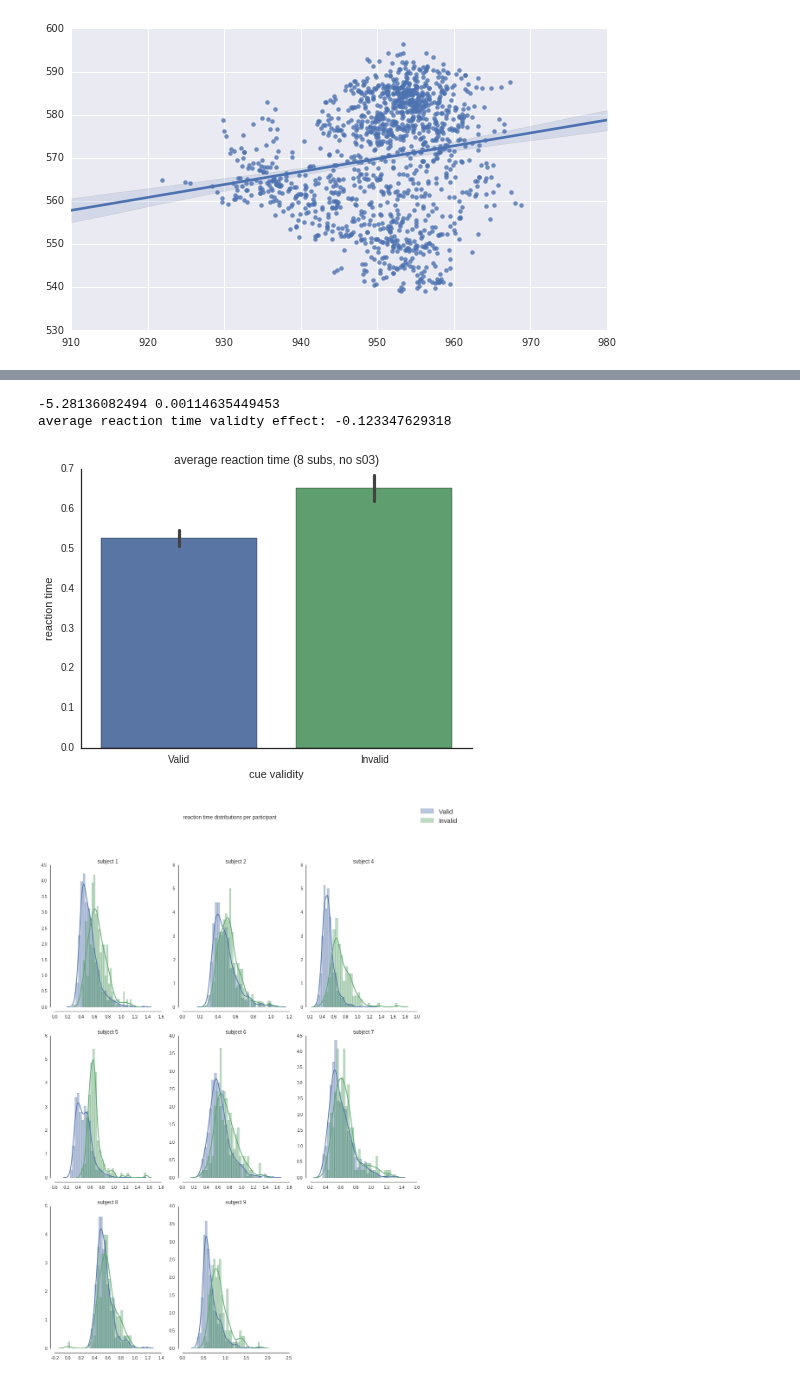
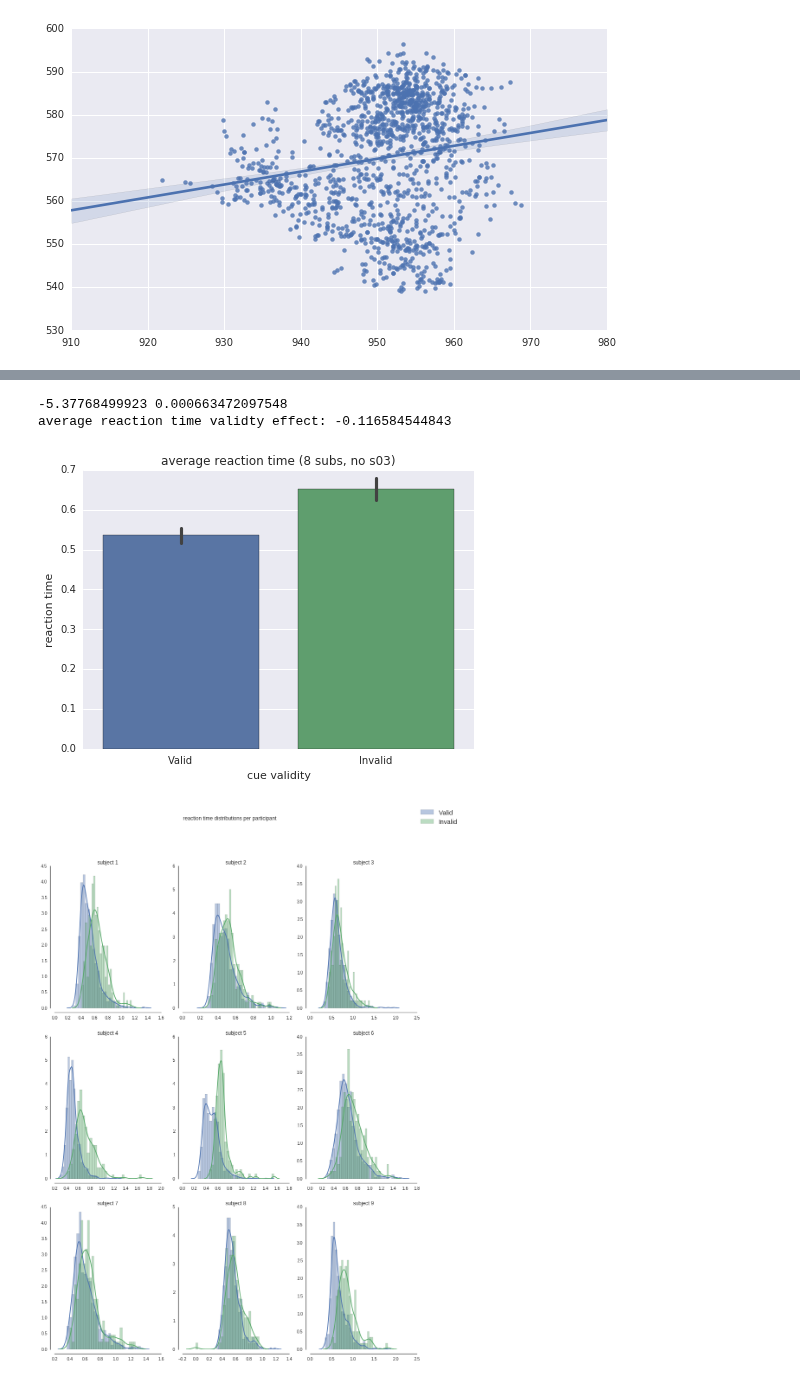
Before and after one commit to Nian-Jingqing/AttentionSaccade, a Jupyter notebook: AttentionSaccade_EyetrackerAnalysis.ipynb, the cells around one changed output, grey strips where cells are left out. Saved outputs shown, nothing was run; the diff lists cells and outputs as text; code cells hidden in the pictures.

Commit message:
updated script adding subject 3 into all analyses. code buggy

```diff
--- a/AttentionSaccade_EyetrackerAnalysis.ipynb
+++ b/AttentionSaccade_EyetrackerAnalysis.ipynb
@@ -34,10 +34,15 @@ behlist       = np.sort(os.listdir(behdat))
 saccadedat    = os.path.join(workingfolder, 'saccades')
 if not os.path.exists(saccadedat):
     os.mkdir(saccadedat)
-sublist = [1,2,3,4, 5, 6, 7, 8, 9]
-sublist = [1,2,  4, 5, 6, 7, 8, 9] #subject 3 has 961 trials in eyetracker data, and 960 in behavioural - check with nick. for now, remove from analysis
-#sublist = [1,2,     5, 6, 7, 8, 9]
+sublist = [1, 2, 3, 4, 5, 6, 7, 8, 9]
+
+#sublist = [1, 2,    4, 5, 6, 7, 8, 9] #subject 3 has 961 trials in eyetracker data, and 960 in behavioural - check with nick. for now, remove from analysis
+#re subject 3: seems to say length of it is 961, but actually edatasub3[961] is out of bounds, so doesn't exist. edatasub3[0:960] will rectify
+
+
 parts   = ['a','b']
+
+#re subject 3: seems to say length of it is 961, but actually edatasub3[961] is out of bounds, so doesn't exist. edatasub3[0:960] will rectify
 
 epsubs       = [3, 4, 5, 6,9] #subjects who did the task in EP
 ohbasubs     = [1, 2, 7 ,8]   #subjects who did the task in OHBA
@@ -86,6 +77,7 @@ for sub in range(len(sublist)):
     elif sub in range(2,9): #all other subjects have 2 files per sub
         fname    = os.path.join(eyedat, 'AttSacc_S%02d%s.asc'%(sublist[sub], parts[0]));  datname  = os.path.join(behdat, 'AttSacc_S%02d%s.csv'%(sublist[sub], parts[0]))
         bdata    = pd.DataFrame.from_csv(datname, header=0, sep = ',', index_col=False);  edata    = read_edf(fname, EDFSTART, EDFSTOP, missing = np.NaN, debug = False)
+        if sublist[sub]==3: edata = edata[0:960]
 
         fname2   = os.path.join(eyedat, 'AttSacc_S%02d%s.asc'%(sublist[sub], parts[1]));  datname2 = os.path.join(behdat, 'AttSacc_S%02d%s.csv'%(sublist[sub], parts[1]))
         bdata2   = pd.DataFrame.from_csv(datname2, header=0, sep = ',', index_col=False); edata2   = read_edf(fname2, EDFSTART, EDFSTOP, missing = np.NaN, debug = False)
@@ -471,3 +454,6 @@ for isub in range(len(edat)):
         saccs = len(sacc_all)
         throwouts.append(thrw)
         saccthrows.append(saccs)
+
+for i in range(len(throwouts)):
+    print 'subject %s, \t ' %sublist[i], '%s unstable c-t gaze, \t' %throwouts[i], '%s saccade throwouts' %saccthrows[i]
@@ -474,7 +468,0 @@ for isub in range(len(edat)):
-# %%
-print throwouts
-print saccthrows
-for i in range(len(edat)):
-    if sublist[i] != 4:
-        print i, edat[i][0]['behaviour']['subject']
-#2 degrees from fixation
@@ -561,34 +521,34 @@ plt.savefig('./figures/barplot_medianRT_8subs.png')
 test = stats.ttest_rel(medvalRT, medinvRT)
 print test.statistic, test.pvalue, '\n', 'average reaction time validty effect: %s' %np.mean(np.subtract(medvalRT,medinvRT))
 # %% [output]
--5.28136082494 0.00114635449453
-average reaction time validty effect: -0.123347629318
+-5.37768499923 0.000663472097548
+average reaction time validty effect: -0.116584544843
-[figure, old version]
+[figure, new version]
 # %%
 # plot figure showing individual subject reaction time distributions, by validity
 
-subs = [0,1,2,3,4,5,6,7]
+subs = [0,1,2,3,4,5,6,7,8]
 plt.rcParams['figure.figsize']=(15,20) # 3:2 ratio needed cos 3 columns 2 rows
 subject_histplots = plt.figure()
 subject_histplots.suptitle('reaction time distributions per participant')
 sns.set(style = 'white')
 for i in subs:
 #    if sublist[i] == 4:
 #        ax1 = subject_histplots.add_subplot(3,3,i+1, title = 'subject %s'%(sublist[i]))
 #        sns.distplot(np.divide(valids[i],4),   bins = 30, ax = ax1, label = 'Valid')
 #        sns.distplot(np.divide(invalids[i],4), bins = 30, ax = ax1, label = 'Invalid') # yellow histogram for invalids
 #    else:
     ax1 = subject_histplots.add_subplot(3,3,i+1, title = 'subject %s'%(sublist[i]))
     sns.distplot(validRT[i],  bins = 30, ax = ax1, label = 'Valid')
     sns.distplot(invalidRT[i],bins = 30, ax = ax1, label = 'Invalid') # yellow histogram for invalids
 sns.despine(offset = 10, trim = True) # removes the right and top axes from plot
 
 handles, labels = ax1.get_legend_handles_labels()
 subject_histplots.legend(handles, labels, prop = {'size':15})
 
-subject_histplots.savefig('./figures/8subs_RTdistribution_ByValidity.pdf')
+subject_histplots.savefig('./figures/9subs_RTdistribution_ByValidity.pdf')
 # %% [output]
-[figure, old version]
+[figure, new version]
 # %%
 # quickly look at attention task RT accuracy
 corrs = []; incorrs = []
```
Also changed, not shown: parts of 13 cells of this notebook.
